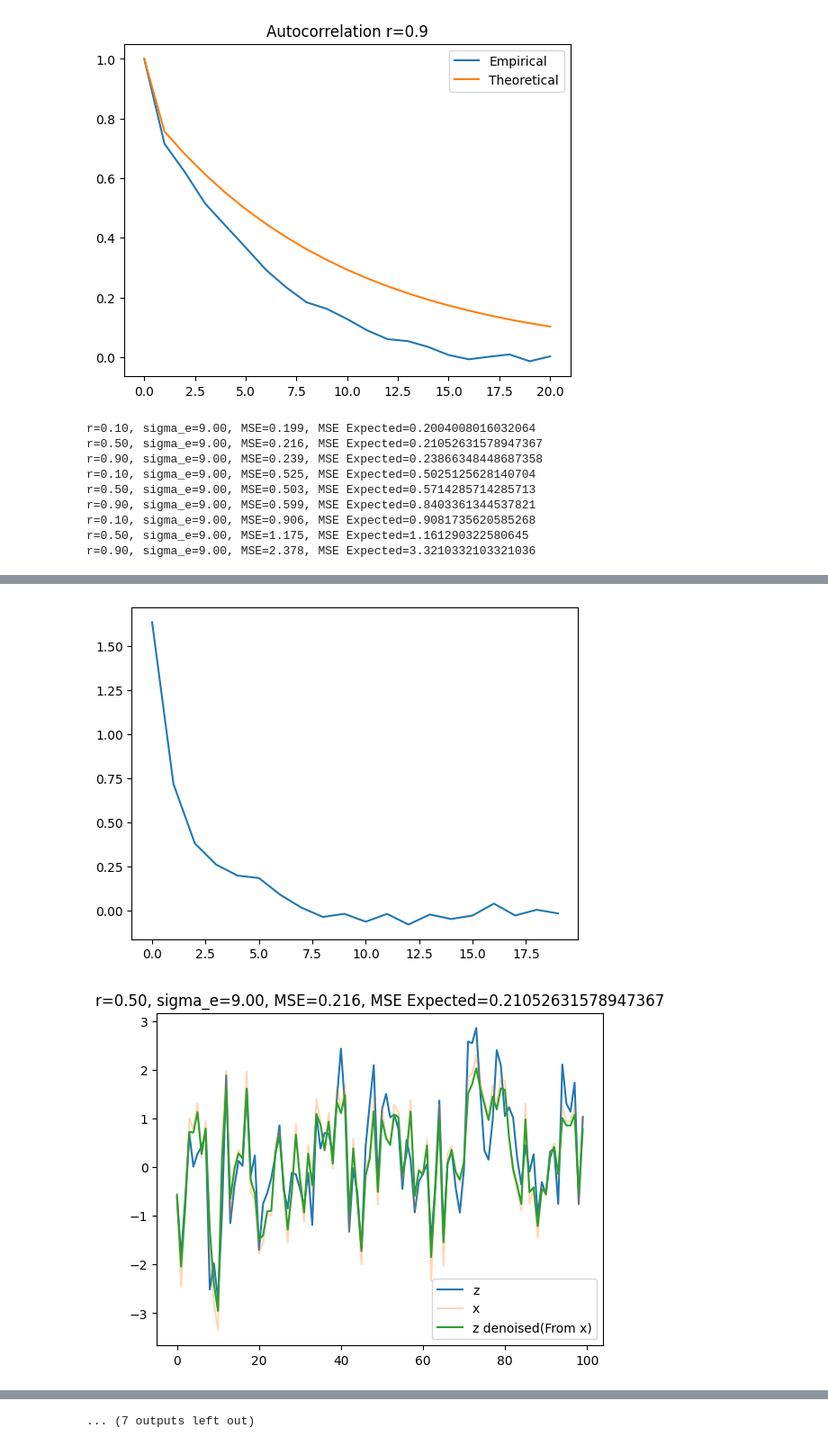
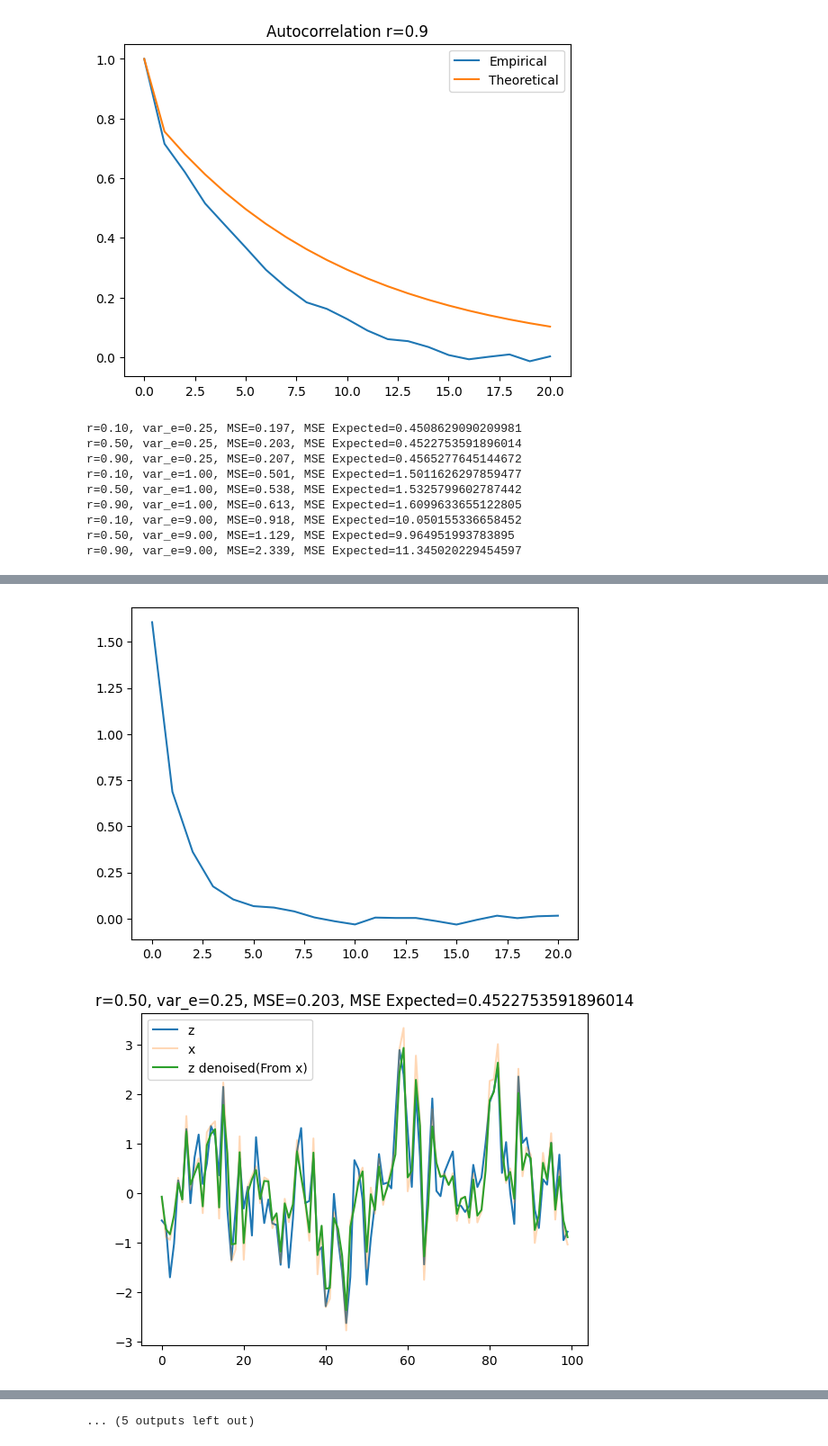
Before and after one commit to asmusbhansen/E25_stochastic_signal_processing, a Jupyter notebook: notebooks/Lecture10.ipynb, the cells around one changed output, grey strips where cells are left out. Shown at 90% size. Saved outputs shown, nothing was run; the diff lists cells and outputs as text; code cells hidden in the pictures.

```diff
--- a/notebooks/Lecture10.ipynb
+++ b/notebooks/Lecture10.ipynb
@@ -338,61 +345,57 @@ for r in r_:
 # 2, 3, 4 and 5)
 from statsmodels.tsa.stattools import acf
 
-N = 1000
+N = 10000
 P = 3
 tau = 0
 sigma_w = 1
 r_ = [0.1, 0.5, 0.9]
-sigma_e_sqrt_ = [0.25, 1.0, 9.0]
-for sigma_e_sqrt in sigma_e_:
+var_e_ = [0.25, 1.0, 9.0]
+for var_e in var_e_:
     for r in r_:
 
         w = np.random.normal(0, 1, N)
-        e = np.random.normal(0, np.sqrt(sigma_e_sqrt), N)
+        e = np.random.normal(0, np.sqrt(var_e), N)
         z = ar_one(w, r)
         x = z + e
 
         r_0 = sigma_w**2/(1-r**2)
 
-        #acorr = acf(x, nlags=P+tau)
-        acorr = np.correlate(x, x, mode='full')
-        acorr = acorr[N-1:N-1+20] / N
+        acorr = acf(x, nlags=20, fft=True) * np.var(x)
 
         plt.figure()
         plt.plot(acorr)
 
         # We compute the cross an correlations analytically
         rxx = np.zeros((P,P))
-        rss = np.zeros(P)
+        rzz = np.zeros(P)
         for i in range(P):
 
             # For the cross correlation, the noise term cancels out
-            rss[i] = acorr[i+tau]#r_0*r**np.abs(i+tau)
+            rzz[i] = acorr[i+tau]
             if i+tau == 0:
-                rss[i+tau] -= sigma_e_sqrt
+                rzz[i+tau] -= var_e
 
             for j in range(P):
-                #rxx[i, j] = r_0*r**np.abs(i-j)
-                #if i == j:
-                #    rxx[i, j] += sigma_e**2
-
                 rxx[i, j] = acorr[np.abs(i-j)]
 
-        h = np.linalg.solve(rxx, rss)
+        h = np.linalg.solve(rxx, rzz)
         z_hat = np.convolve(x, h, mode='full')[:-(P-1)]
-        #print(f"h: {h}")
+
         e = z-z_hat
         mse = np.mean(e**2)
 
         # Using scalar version
-        mse_theoretical_scalar = r_0 - (r_0**2)/(r_0 + sigma_e_sqrt)
+        mse_theoretical_scalar = r_0 - (r_0**2)/(r_0 + var_e)
 
         # Using vector version
-        #mse_theoretical = rxx[0][0] - rss.T @ np.linalg.inv(rxx) @ rss
+        mse_theoretical = rxx[0][0] - rzz.T @ np.linalg.inv(rxx) @ rzz
+
+        #print(rxx[0][0], np.var(x))
 
         plot_num = 100
 
-        title = f"r={r:.2f}, sigma_e={sigma_e:.2f}, MSE={mse:.3f}, MSE Expected={mse_theoretical_scalar}"
+        title = f"r={r:.2f}, var_e={var_e:.2f}, MSE={mse:.3f}, MSE Expected={mse_theoretical}"
         print(title)
 
         plt.figure()
@@ -408,12 +411,12 @@ for sigma_e_sqrt in sigma_e_:
         plt.title("Error)
         '''
 # %% [output]
-r=0.10, sigma_e=9.00, MSE=0.199, MSE Expected=0.2004008016032064
-r=0.50, sigma_e=9.00, MSE=0.216, MSE Expected=0.21052631578947367
-r=0.90, sigma_e=9.00, MSE=0.239, MSE Expected=0.23866348448687358
-r=0.10, sigma_e=9.00, MSE=0.525, MSE Expected=0.5025125628140704
-r=0.50, sigma_e=9.00, MSE=0.503, MSE Expected=0.5714285714285713
-r=0.90, sigma_e=9.00, MSE=0.599, MSE Expected=0.8403361344537821
-r=0.10, sigma_e=9.00, MSE=0.906, MSE Expected=0.9081735620585268
-r=0.50, sigma_e=9.00, MSE=1.175, MSE Expected=1.161290322580645
-r=0.90, sigma_e=9.00, MSE=2.378, MSE Expected=3.3210332103321036
+r=0.10, var_e=0.25, MSE=0.197, MSE Expected=0.4508629090209981
+r=0.50, var_e=0.25, MSE=0.203, MSE Expected=0.4522753591896014
+r=0.90, var_e=0.25, MSE=0.207, MSE Expected=0.4565277645144672
+r=0.10, var_e=1.00, MSE=0.501, MSE Expected=1.5011626297859477
+r=0.50, var_e=1.00, MSE=0.538, MSE Expected=1.5325799602787442
+r=0.90, var_e=1.00, MSE=0.613, MSE Expected=1.6099633655122805
+r=0.10, var_e=9.00, MSE=0.918, MSE Expected=10.050155336658452
+r=0.50, var_e=9.00, MSE=1.129, MSE Expected=9.964951993783895
+r=0.90, var_e=9.00, MSE=2.339, MSE Expected=11.345020229454597
@@ -422,2 +425,2 @@ r=0.90, sigma_e=9.00, MSE=2.378, MSE Expected=3.3210332103321036
-[figure, old version]
+[figure, new version]
-[figure, old version]
+[figure, new version]
@@ -431 +434 @@ r=0.90, sigma_e=9.00, MSE=2.378, MSE Expected=3.3210332103321036
-... (7 outputs left out)
+... (5 outputs left out)
```
Also changed, not shown: parts of 2 cells of this notebook.
